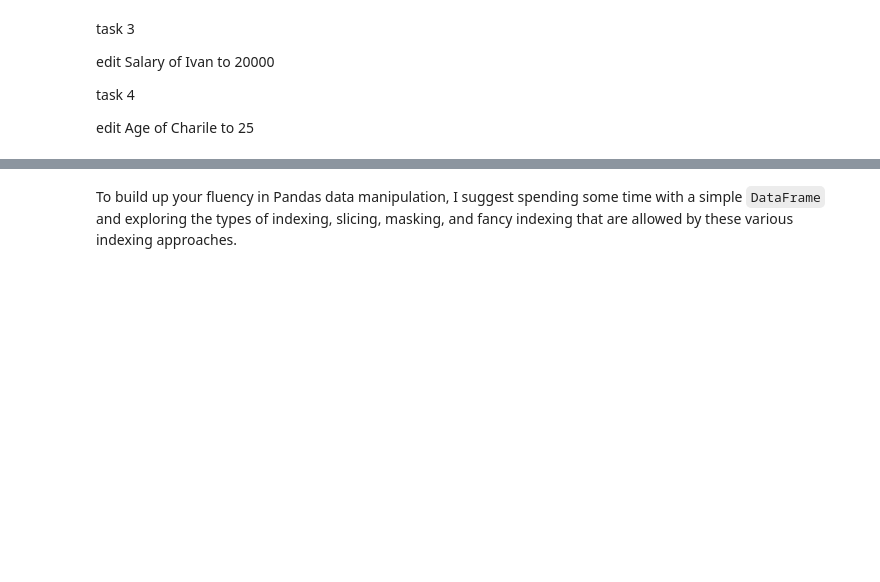
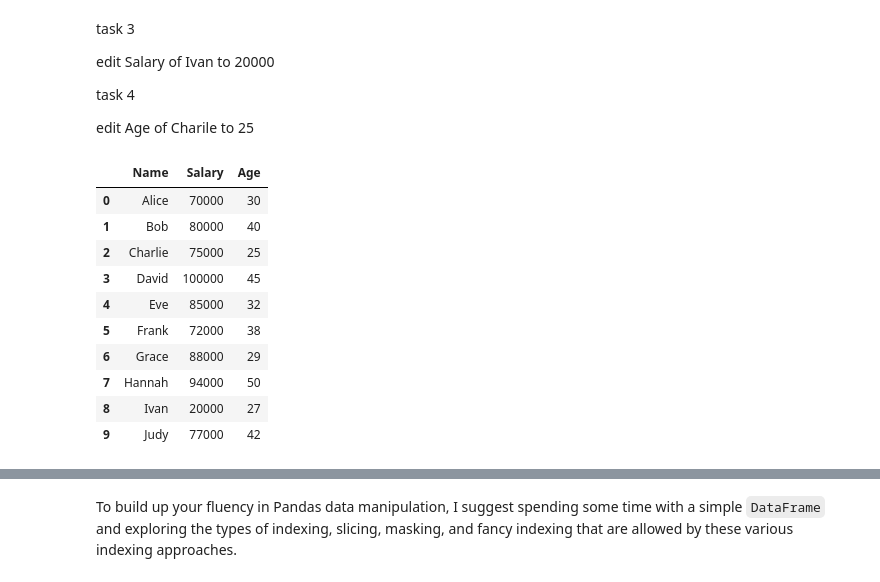
Before and after one commit to Mahmoud-Khorshed-DS-AI/Ai-Group-108, a Jupyter notebook: Session 8/lab_8_Pandas.ipynb, the cells around one changed output, grey strips where cells are left out. Saved outputs shown, nothing was run; the diff lists cells and outputs as text; code cells hidden in the pictures; blank space fills up the shorter version.

```diff
--- a/Session 8/lab_8_Pandas.ipynb
+++ b/Session 8/lab_8_Pandas.ipynb
@@ -348,0 +352,14 @@ data.loc[data['pop'] >= 20000000  , : ]
+# %%
+df
+# %% [output]
+|  | Name | Salary | Age |
+| 0 | Alice | 70000 | 30 |
+| 1 | Bob | 80000 | 40 |
+| 2 | Charlie | 75000 | 25 |
+| 3 | David | 100000 | 45 |
+| 4 | Eve | 85000 | 32 |
+| 5 | Frank | 72000 | 38 |
+| 6 | Grace | 88000 | 29 |
+| 7 | Hannah | 94000 | 50 |
+| 8 | Ivan | 20000 | 27 |
+| 9 | Judy | 77000 | 42 |
```
Also changed, not shown: parts of 16 cells of this notebook.
